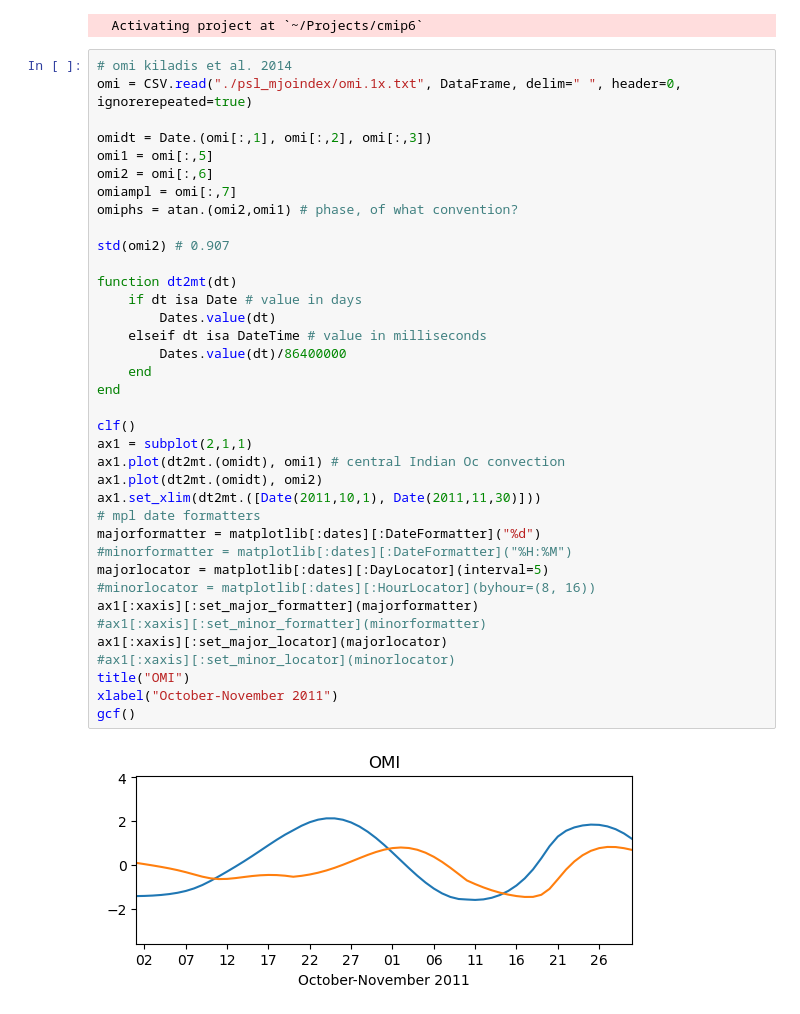
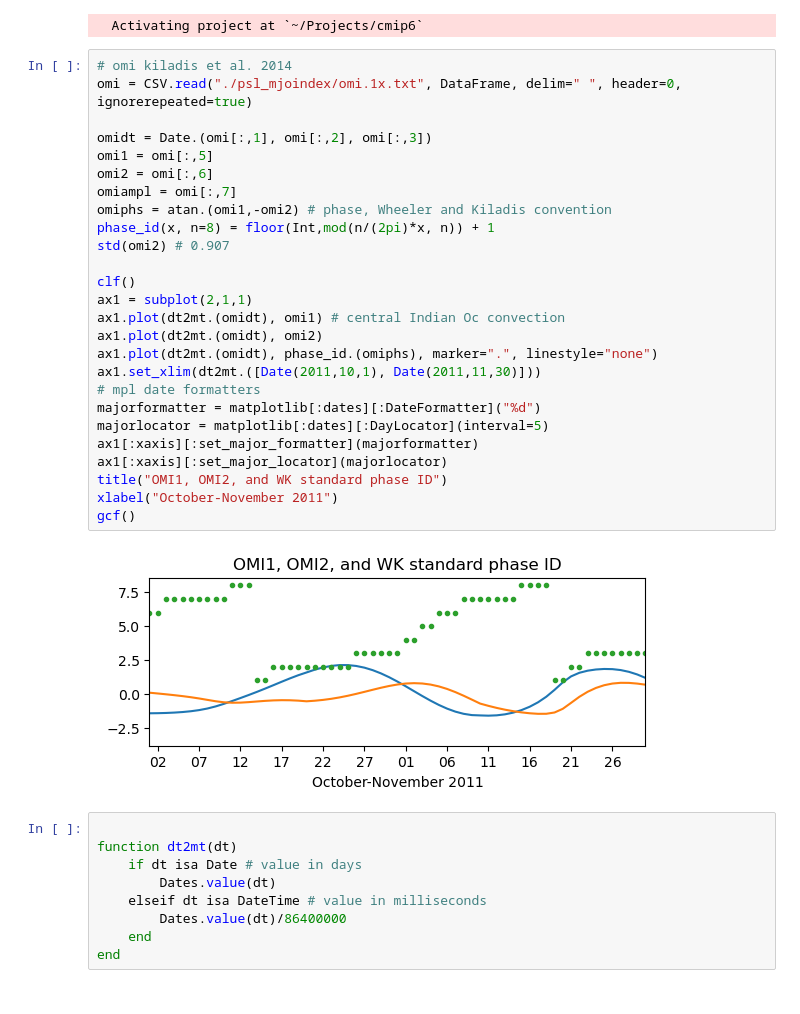
Before and after one commit to deszoeke/cmip6, a Jupyter notebook: era5/era5_mjo_vert.ipynb, the cells around one changed output. Cells and saved outputs as stored; diff of their text form.

```diff
--- a/era5/era5_mjo_vert.ipynb
+++ b/era5/era5_mjo_vert.ipynb
@@ -12,42 +12,40 @@ using PyPlot
 # %%
 # omi kiladis et al. 2014
 omi = CSV.read("./psl_mjoindex/omi.1x.txt", DataFrame, delim=" ", header=0, ignorerepeated=true)
 
 omidt = Date.(omi[:,1], omi[:,2], omi[:,3])
 omi1 = omi[:,5]
 omi2 = omi[:,6]
 omiampl = omi[:,7]
-omiphs = atan.(omi2,omi1) # phase, of what convention?
-
+omiphs = atan.(omi1,-omi2) # phase, Wheeler and Kiladis convention
+phase_id(x, n=8) = floor(Int,mod(n/(2pi)*x, n)) + 1
 std(omi2) # 0.907
-
-function dt2mt(dt)
-    if dt isa Date # value in days
-        Dates.value(dt)
-    elseif dt isa DateTime # value in milliseconds
-        Dates.value(dt)/86400000
-    end
-end
 
 clf()
 ax1 = subplot(2,1,1)
 ax1.plot(dt2mt.(omidt), omi1) # central Indian Oc convection
 ax1.plot(dt2mt.(omidt), omi2)
+ax1.plot(dt2mt.(omidt), phase_id.(omiphs), marker=".", linestyle="none")
 ax1.set_xlim(dt2mt.([Date(2011,10,1), Date(2011,11,30)]))
 # mpl date formatters
 majorformatter = matplotlib[:dates][:DateFormatter]("%d")
-#minorformatter = matplotlib[:dates][:DateFormatter]("%H:%M")
 majorlocator = matplotlib[:dates][:DayLocator](interval=5)
-#minorlocator = matplotlib[:dates][:HourLocator](byhour=(8, 16))
 ax1[:xaxis][:set_major_formatter](majorformatter)
-#ax1[:xaxis][:set_minor_formatter](minorformatter)
 ax1[:xaxis][:set_major_locator](majorlocator)
-#ax1[:xaxis][:set_minor_locator](minorlocator)
-title("OMI")
+title("OMI1, OMI2, and WK standard phase ID")
 xlabel("October-November 2011")
 gcf()
 # %% [output]
-[figure, old version]
+[figure, new version]
+# %%
+
+function dt2mt(dt)
+    if dt isa Date # value in days
+        Dates.value(dt)
+    elseif dt isa DateTime # value in milliseconds
+        Dates.value(dt)/86400000
+    end
+end
 # %%
 # ERA5 temperature and specific_humidity
 era = NCDataset("ERA5-bl-temperature-easteq.nc")
```
Also changed, not shown: parts of 15 cells of this notebook, 4 other files.
